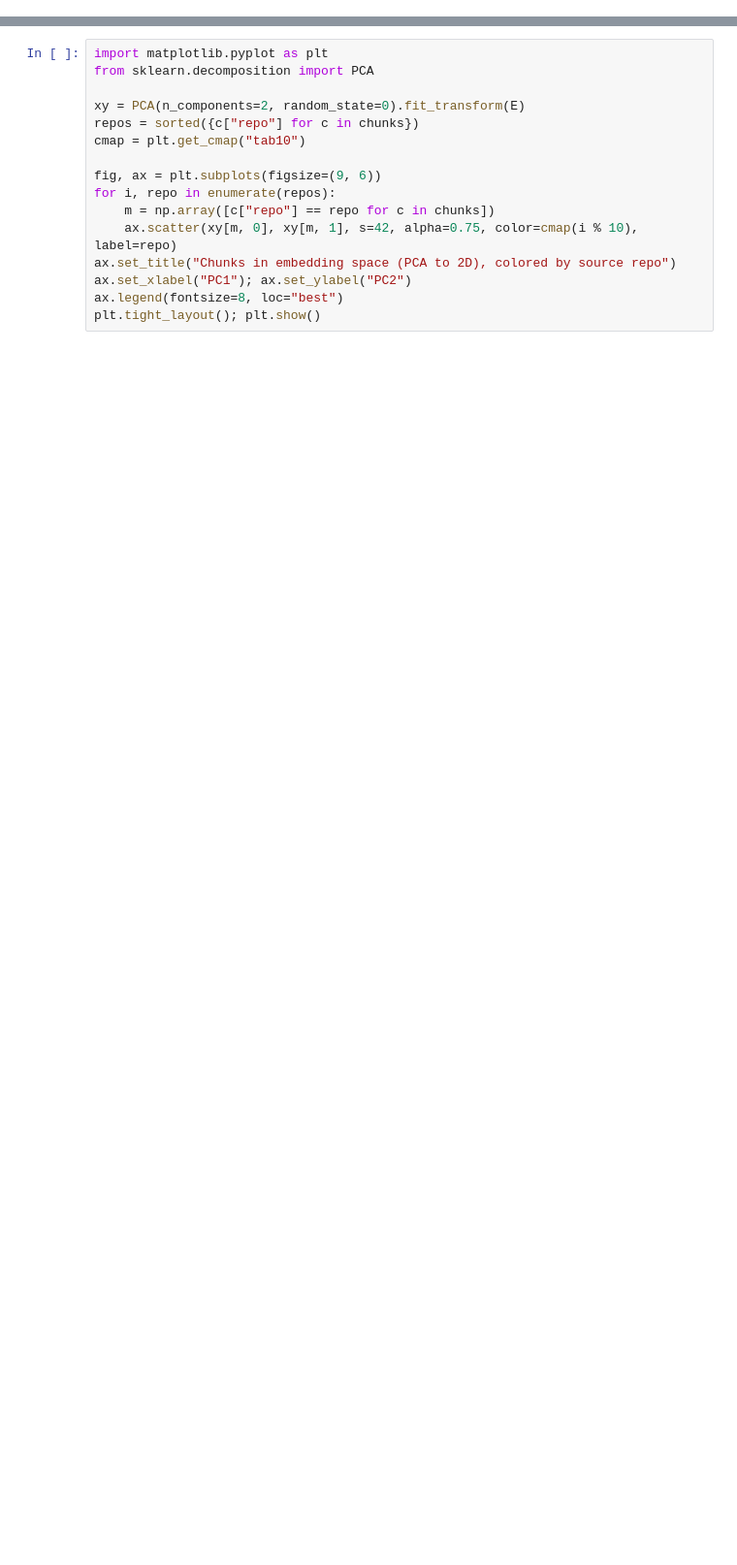
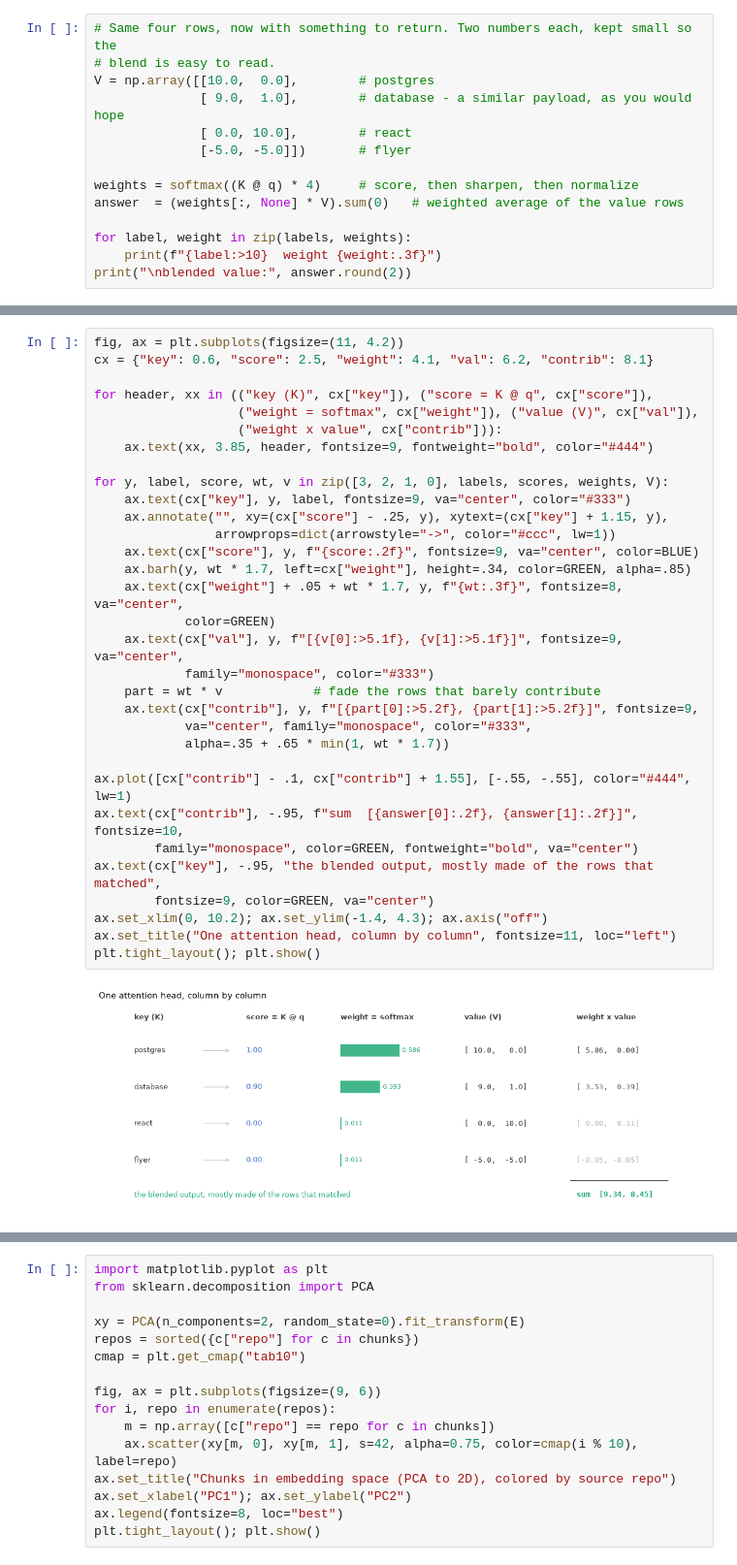
Before and after one commit to seanhelvey/rag-in-context, a Jupyter notebook: rag.ipynb, the cells around one changed output, grey strips where cells are left out. Shown at 97% size. Drawn from its saved outputs; the diff is of its cells as text; blank space fills up the shorter version.

```diff
--- a/rag.ipynb
+++ b/rag.ipynb
@@ -74,0 +169,14 @@ latency rather than capability.
+# %%
+# Same four rows, now with something to return. Two numbers each, kept small so the
+# blend is easy to read.
+V = np.array([[10.0,  0.0],        # postgres
+              [ 9.0,  1.0],        # database - a similar payload, as you would hope
+              [ 0.0, 10.0],        # react
+              [-5.0, -5.0]])       # flyer
+
+weights = softmax((K @ q) * 4)     # score, then sharpen, then normalize
+answer  = (weights[:, None] * V).sum(0)   # weighted average of the value rows
+
+for label, weight in zip(labels, weights):
+    print(f"{label:>10}  weight {weight:.3f}")
+print("\nblended value:", answer.round(2))
@@ -74,0 +195,34 @@ latency rather than capability.
+# %%
+fig, ax = plt.subplots(figsize=(11, 4.2))
+cx = {"key": 0.6, "score": 2.5, "weight": 4.1, "val": 6.2, "contrib": 8.1}
+
+for header, xx in (("key (K)", cx["key"]), ("score = K @ q", cx["score"]),
+                   ("weight = softmax", cx["weight"]), ("value (V)", cx["val"]),
+                   ("weight x value", cx["contrib"])):
+    ax.text(xx, 3.85, header, fontsize=9, fontweight="bold", color="#444")
+
+for y, label, score, wt, v in zip([3, 2, 1, 0], labels, scores, weights, V):
+    ax.text(cx["key"], y, label, fontsize=9, va="center", color="#333")
+    ax.annotate("", xy=(cx["score"] - .25, y), xytext=(cx["key"] + 1.15, y),
+                arrowprops=dict(arrowstyle="->", color="#ccc", lw=1))
+    ax.text(cx["score"], y, f"{score:.2f}", fontsize=9, va="center", color=BLUE)
+    ax.barh(y, wt * 1.7, left=cx["weight"], height=.34, color=GREEN, alpha=.85)
+    ax.text(cx["weight"] + .05 + wt * 1.7, y, f"{wt:.3f}", fontsize=8, va="center",
+            color=GREEN)
+    ax.text(cx["val"], y, f"[{v[0]:>5.1f}, {v[1]:>5.1f}]", fontsize=9, va="center",
+            family="monospace", color="#333")
+    part = wt * v            # fade the rows that barely contribute
+    ax.text(cx["contrib"], y, f"[{part[0]:>5.2f}, {part[1]:>5.2f}]", fontsize=9,
+            va="center", family="monospace", color="#333",
+            alpha=.35 + .65 * min(1, wt * 1.7))
+
+ax.plot([cx["contrib"] - .1, cx["contrib"] + 1.55], [-.55, -.55], color="#444", lw=1)
+ax.text(cx["contrib"], -.95, f"sum  [{answer[0]:.2f}, {answer[1]:.2f}]", fontsize=10,
+        family="monospace", color=GREEN, fontweight="bold", va="center")
+ax.text(cx["key"], -.95, "the blended output, mostly made of the rows that matched",
+        fontsize=9, color=GREEN, va="center")
+ax.set_xlim(0, 10.2); ax.set_ylim(-1.4, 4.3); ax.axis("off")
+ax.set_title("One attention head, column by column", fontsize=11, loc="left")
+plt.tight_layout(); plt.show()
+# %% [output]
+[figure, added]
```
Also changed, not shown: parts of 51 cells of this notebook, 3 other files.
